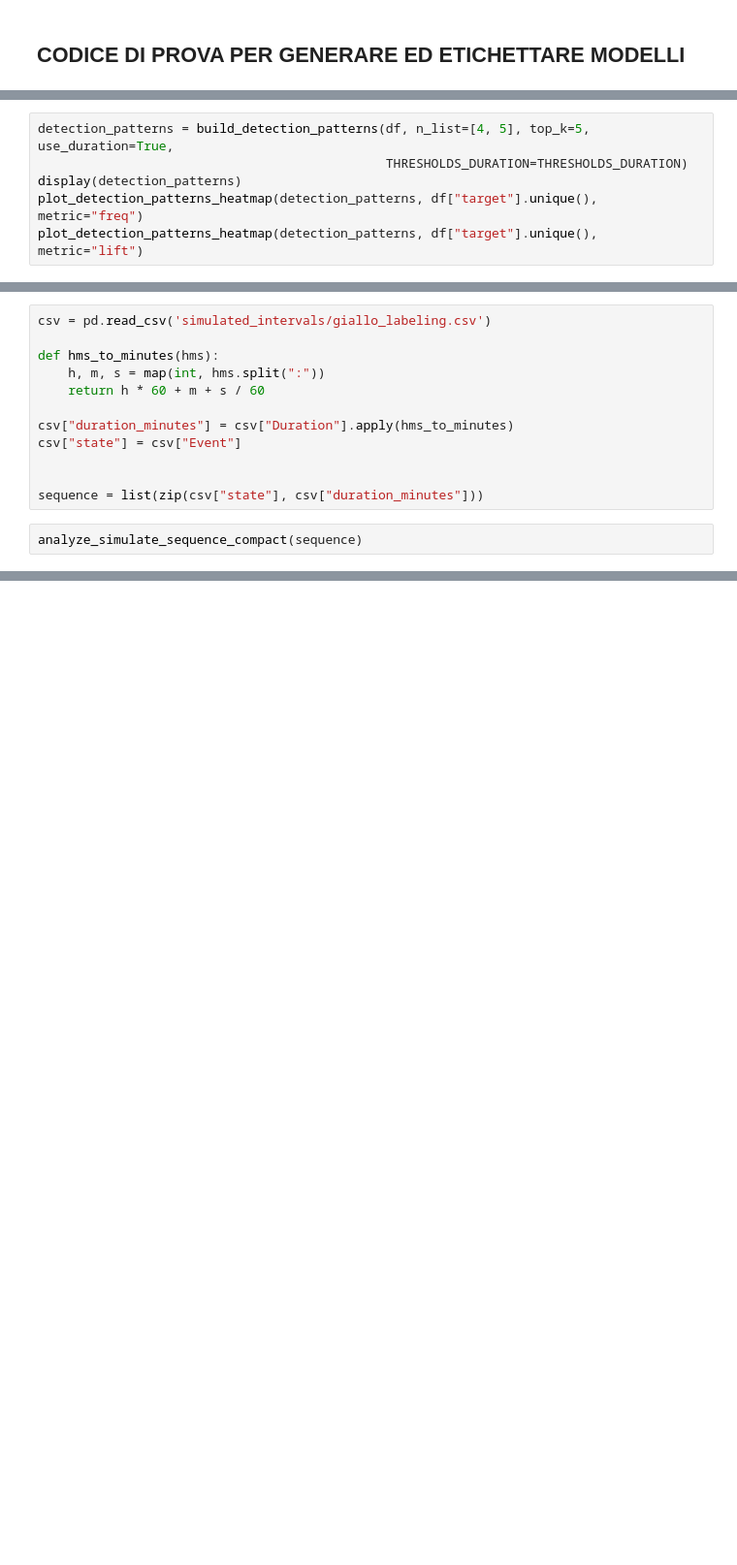
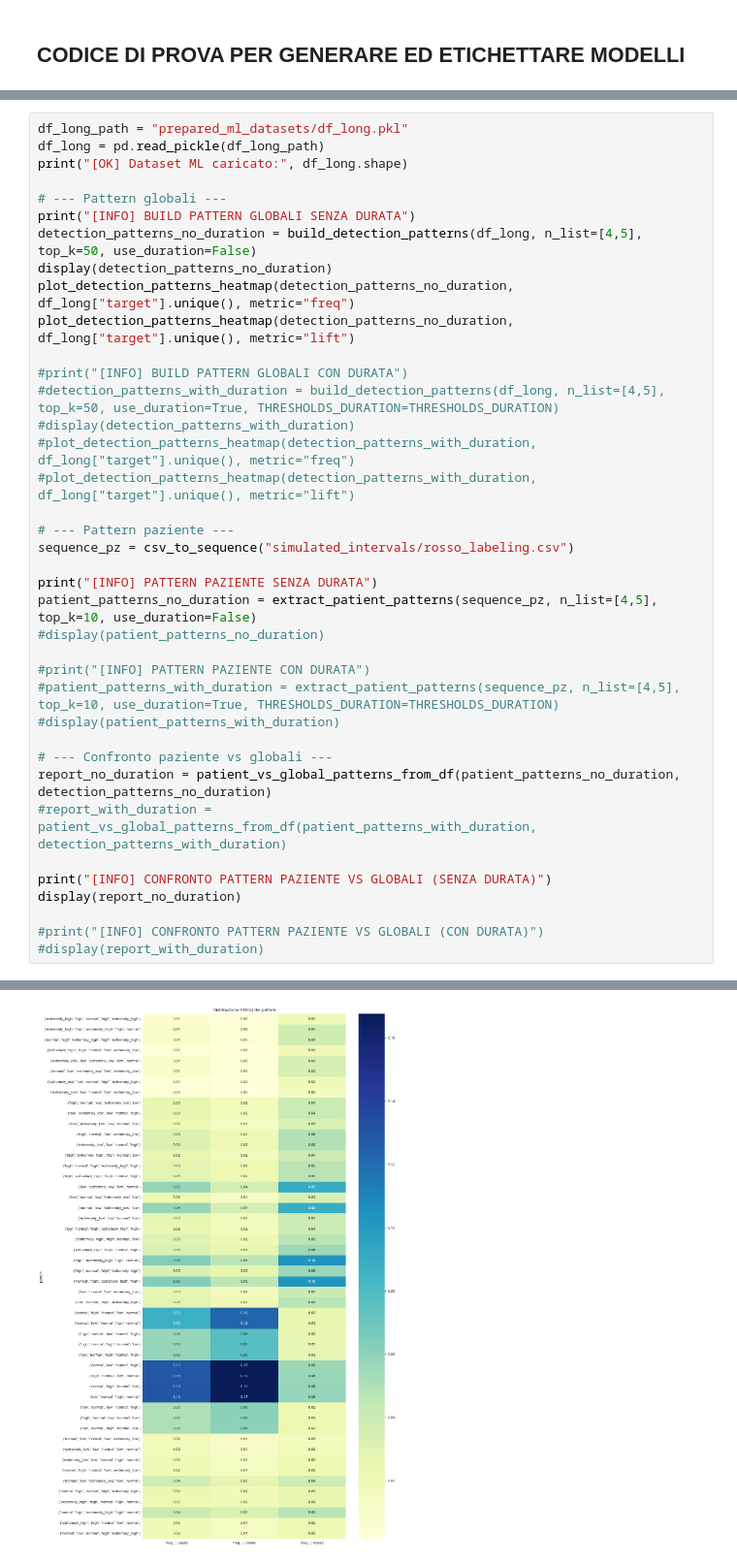
Before and after one commit to LorenzoTucceri/hybrid-cep-lstm-diabetes, a Jupyter notebook: backend-iseql/detection_pattern.ipynb, the cells around one changed output, grey strips where cells are left out. Shown at 97% size. Drawn from its saved outputs; the diff is of its cells as text; blank space fills up the shorter version.

Commit message:
Integrazione parziale detection pattern

```diff
--- a/backend-iseql/detection_pattern.ipynb
+++ b/backend-iseql/detection_pattern.ipynb
@@ -1405,6 +1072,0 @@ Totale pattern conservati: 10
-# %%
-detection_patterns = build_detection_patterns(df, n_list=[4, 5], top_k=5, use_duration=True,
-                                              THRESHOLDS_DURATION=THRESHOLDS_DURATION)
-display(detection_patterns)
-plot_detection_patterns_heatmap(detection_patterns, df["target"].unique(), metric="freq")
-plot_detection_patterns_heatmap(detection_patterns, df["target"].unique(), metric="lift")
@@ -1430,14 +1072,0 @@ Totale pattern conservati: 10
-# %%
-csv = pd.read_csv('simulated_intervals/giallo_labeling.csv')
-
-def hms_to_minutes(hms):
-    h, m, s = map(int, hms.split(":"))
-    return h * 60 + m + s / 60
-
-csv["duration_minutes"] = csv["Duration"].apply(hms_to_minutes)
-csv["state"] = csv["Event"]
-
-
-sequence = list(zip(csv["state"], csv["duration_minutes"]))
-# %%
-analyze_simulate_sequence_compact(sequence)
@@ -1445,0 +1717,39 @@ analyze_simulate_sequence_compact(sequence)
+# %%
+df_long_path = "prepared_ml_datasets/df_long.pkl"
+df_long = pd.read_pickle(df_long_path)
+print("[OK] Dataset ML caricato:", df_long.shape)
+
+# --- Pattern globali ---
+print("[INFO] BUILD PATTERN GLOBALI SENZA DURATA")
+detection_patterns_no_duration = build_detection_patterns(df_long, n_list=[4,5], top_k=50, use_duration=False)
+display(detection_patterns_no_duration)
+plot_detection_patterns_heatmap(detection_patterns_no_duration, df_long["target"].unique(), metric="freq")
+plot_detection_patterns_heatmap(detection_patterns_no_duration, df_long["target"].unique(), metric="lift")
+
+#print("[INFO] BUILD PATTERN GLOBALI CON DURATA")
+#detection_patterns_with_duration = build_detection_patterns(df_long, n_list=[4,5], top_k=50, use_duration=True, THRESHOLDS_DURATION=THRESHOLDS_DURATION)
+#display(detection_patterns_with_duration)
+#plot_detection_patterns_heatmap(detection_patterns_with_duration, df_long["target"].unique(), metric="freq")
+#plot_detection_patterns_heatmap(detection_patterns_with_duration, df_long["target"].unique(), metric="lift")
+
+# --- Pattern paziente ---
+sequence_pz = csv_to_sequence("simulated_intervals/rosso_labeling.csv")
+
+print("[INFO] PATTERN PAZIENTE SENZA DURATA")
+patient_patterns_no_duration = extract_patient_patterns(sequence_pz, n_list=[4,5], top_k=10, use_duration=False)
+#display(patient_patterns_no_duration)
+
+#print("[INFO] PATTERN PAZIENTE CON DURATA")
+#patient_patterns_with_duration = extract_patient_patterns(sequence_pz, n_list=[4,5], top_k=10, use_duration=True, THRESHOLDS_DURATION=THRESHOLDS_DURATION)
+#display(patient_patterns_with_duration)
+
+# --- Confronto paziente vs globali ---
+report_no_duration = patient_vs_global_patterns_from_df(patient_patterns_no_duration, detection_patterns_no_duration)
+#report_with_duration = patient_vs_global_patterns_from_df(patient_patterns_with_duration, detection_patterns_with_duration)
+
+print("[INFO] CONFRONTO PATTERN PAZIENTE VS GLOBALI (SENZA DURATA)")
+display(report_no_duration)
+
+#print("[INFO] CONFRONTO PATTERN PAZIENTE VS GLOBALI (CON DURATA)")
+#display(report_with_duration)
+# %% [output]
@@ -1445,0 +1778 @@ analyze_simulate_sequence_compact(sequence)
+[figure, added]
```
Also changed, not shown: parts of 38 cells of this notebook, 18 other files.
